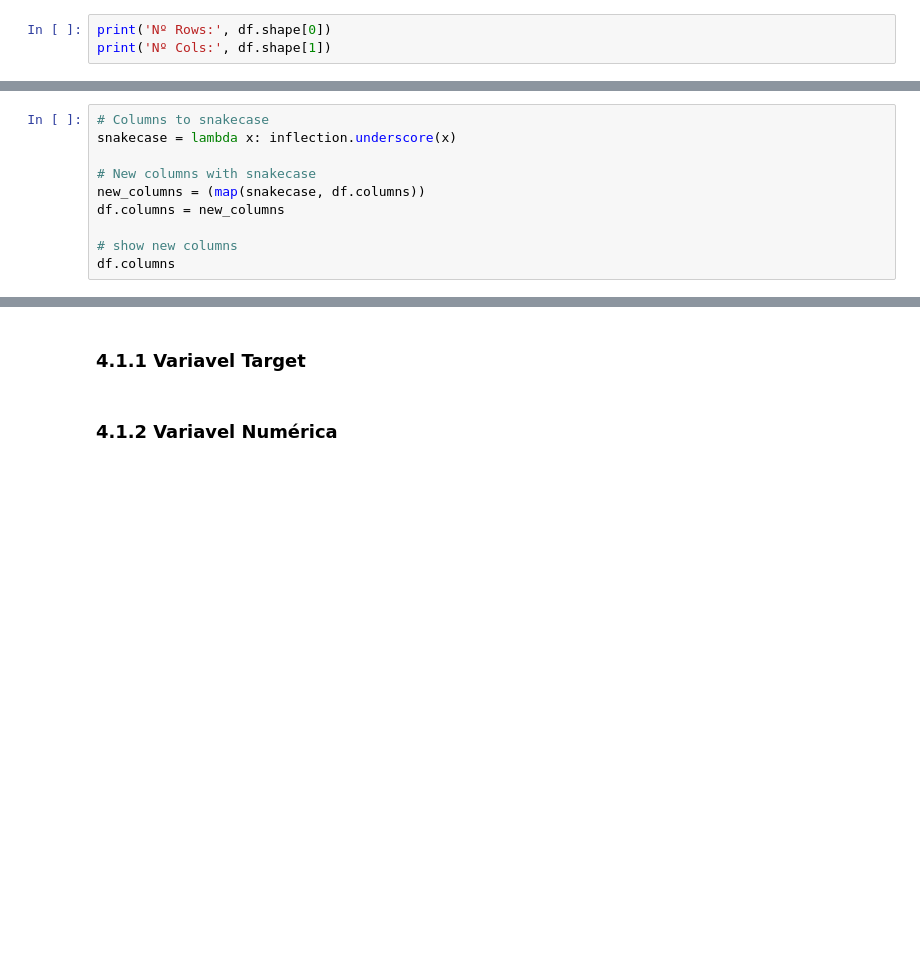
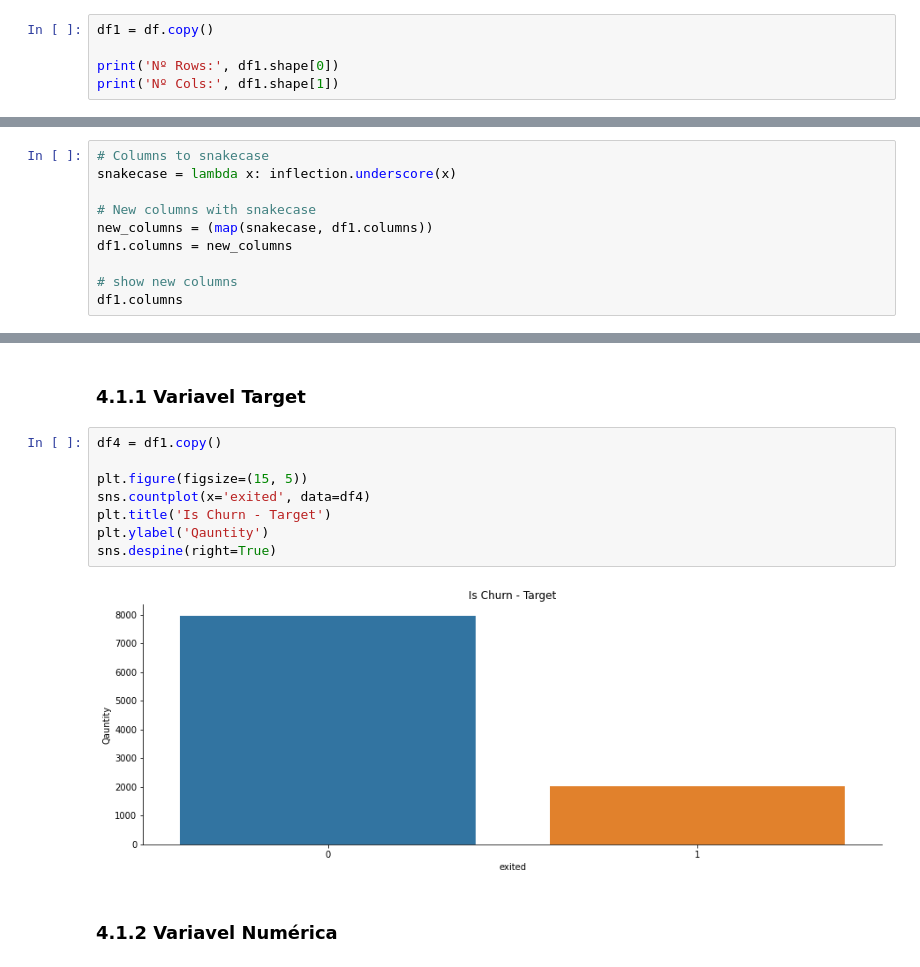
Before and after one commit to Jhonatanslopes/Bank-Customer-Churn, a Jupyter notebook: Notebook/notebook.ipynb, the cells around one changed output, grey strips where cells are left out. Cells and saved outputs as stored; diff of their text form; blank space fills up the shorter version.

```diff
--- a/Notebook/notebook.ipynb
+++ b/Notebook/notebook.ipynb
@@ -35,8 +35,10 @@ df.head()
 # %% [markdown]
 ## 1.1 Dimensão de Dados
 # %%
-print('Nº Rows:', df.shape[0])
-print('Nº Cols:', df.shape[1])
+df1 = df.copy()
+
+print('Nº Rows:', df1.shape[0])
+print('Nº Cols:', df1.shape[1])
 # %% [output]
 Nº Rows: 10000
 Nº Cols: 14
@@ -47,11 +49,11 @@ Nº Cols: 14
 snakecase = lambda x: inflection.underscore(x)
 
 # New columns with snakecase
-new_columns = (map(snakecase, df.columns))
-df.columns = new_columns
+new_columns = (map(snakecase, df1.columns))
+df1.columns = new_columns
 
 # show new columns
-df.columns
+df1.columns
 # %% [output]
 Index(['row_number', 'customer_id', 'surname', 'credit_score', 'geography',
        'gender', 'age', 'tenure', 'balance', 'num_of_products', 'has_cr_card',
@@ -158,5 +176,15 @@ No geral, as variaveis categóricas não posuem um grande range de possíveis va
 ## 4.1 Análise Univariada
 # %% [markdown]
 ### 4.1.1 Variavel Target
+# %%
+df4 = df1.copy()
+
+plt.figure(figsize=(15, 5))
+sns.countplot(x='exited', data=df4)
+plt.title('Is Churn - Target')
+plt.ylabel('Qauntity')
+sns.despine(right=True)
+# %% [output]
+[figure, added]
 # %% [markdown]
 ### 4.1.2 Variavel Numérica
```
Also changed, not shown: parts of 20 cells of this notebook.
